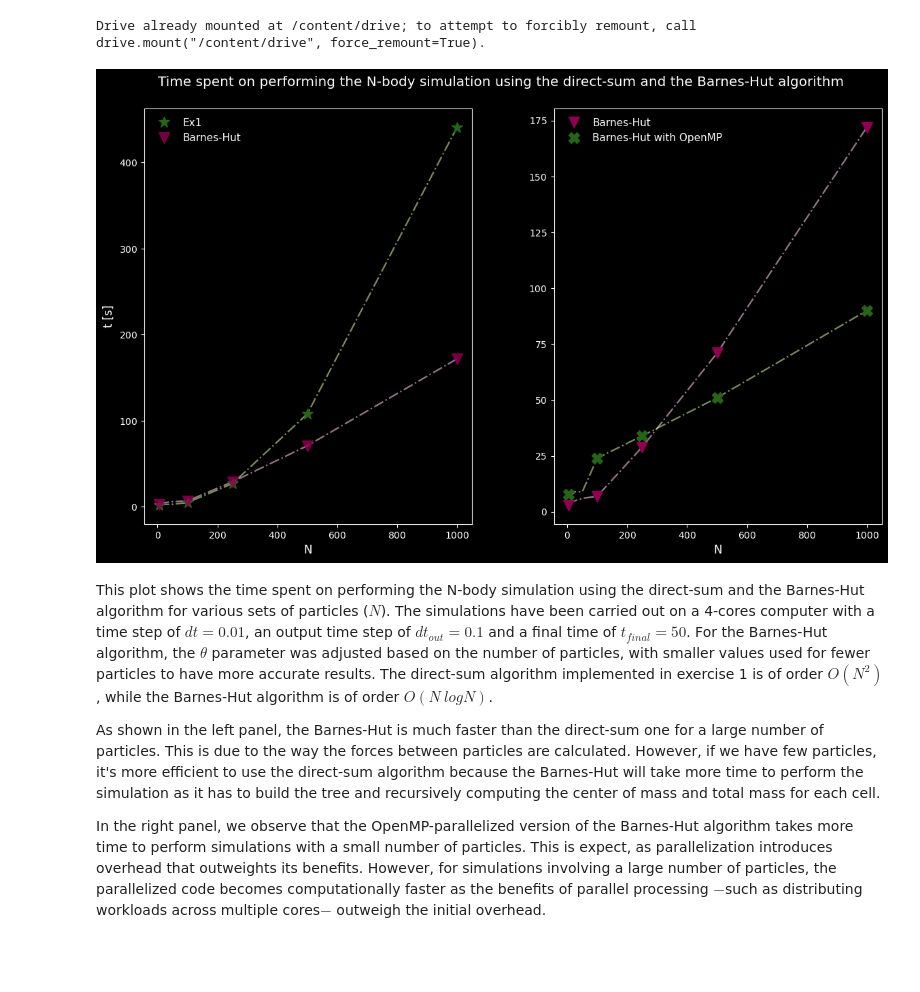
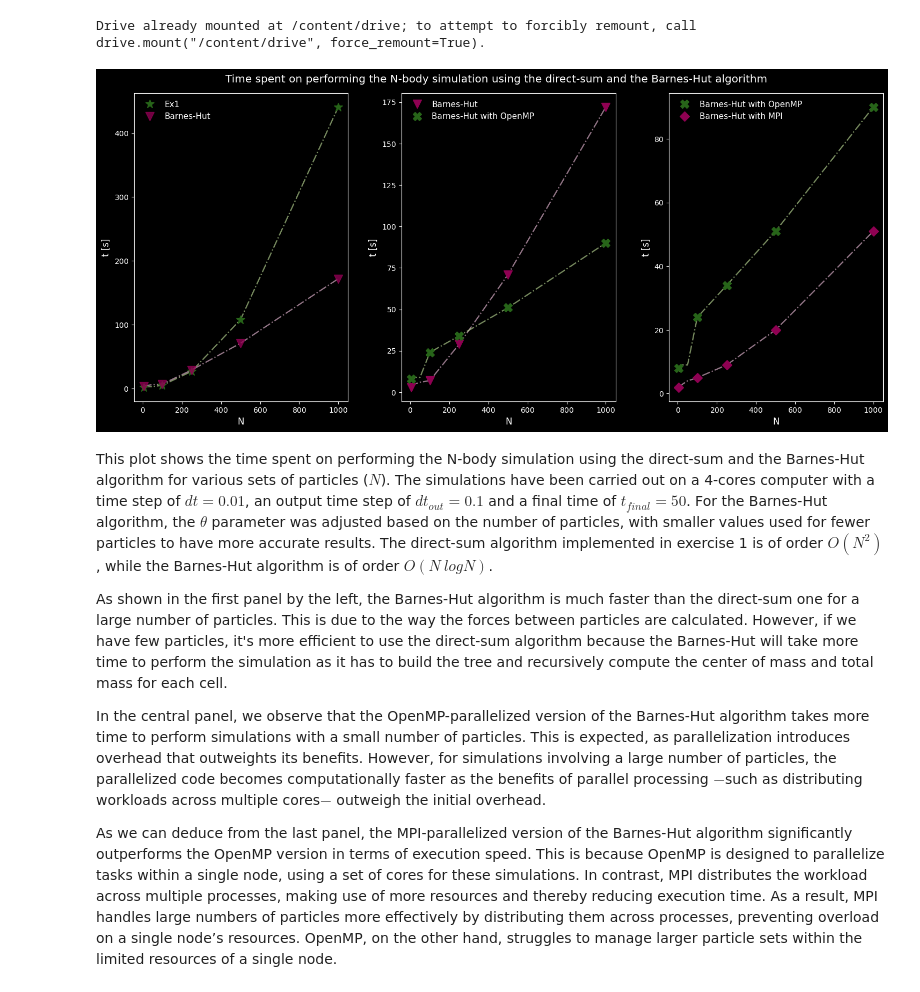
Before and after one commit to hpparvi/ull_tp_2425, a Jupyter notebook: exercises/pc/ex3/plots/plot_times.ipynb, the cells around one changed output. Saved outputs shown, nothing was run; the diff lists cells and outputs as text; code cells hidden in the pictures; blank space fills up the shorter version.

```diff
--- a/exercises/pc/ex3/plots/plot_times.ipynb
+++ b/exercises/pc/ex3/plots/plot_times.ipynb
@@ -52,10 +52,10 @@ ls = '-.' #Linestyle
 size_ex1 = np.size(t_ex1) #Size of the time spent on the direct-sum algorithm array
 
 #Plot the time spent on performing the N-body simulation for the different algorithms
-plt.figure(figsize=(14, 16))
+plt.figure(figsize=(18, 7))
 
 #Plot the time spent for the direct-sum and the Barnes-Hut algorithm
-plt.subplot(221)
+plt.subplot(131)
 #Direct-sum algorithm used in exercise 1
 plt.plot(particle, t_ex1, color=colors[1],  lw = lw, ls = ls, alpha = alpha)
 
@@ -68,42 +68,67 @@ plt.plot(particle[4:], t_ex1[4:], '*', color=colors[0])
 
 #Dots for Barnes-Hut algorithm plot
 plt.plot(particle[0], t_barnes[0], 'v', label='Barnes-Hut', color=colors[3], alpha = 0.8)
 plt.plot(particle[4:], t_barnes[4:], 'v', color=colors[3], alpha = 0.8)
 
 plt.xlabel('N')
 plt.ylabel('t [s]')
-plt.legend(loc='upper left')
+plt.legend(loc='upper left', frameon = False)
 
 #Plot the time spent for the Barnes-Hut algorithm with and without parallelization with OpenMP
-plt.subplot(222)
+plt.subplot(132)
 
 #Non-parallelized Barnes-Hut algorithm
 plt.plot(particle, t_barnes, color=colors[2], lw = lw, ls = ls, alpha = alpha)
 
 #Parallelized Barnes-Hut algorithm with OpenMP
 plt.plot(particle, t_OMP, color=colors[1], lw = lw, ls = ls, alpha = alpha)
 
 #Dots for non-parallelized Barnes-Hut algorithm plot
 plt.plot(particle[0], t_barnes[0], 'v', label='Barnes-Hut', color=colors[3])
 plt.plot(particle[4:], t_barnes[4:], 'v', color=colors[3])
 
 #Dots for parallelized Barnes-Hut algorithm with OpenMP plot
 plt.plot(particle[0], t_OMP[0], 'X', label='Barnes-Hut with OpenMP', color=colors[0])
 plt.plot(particle[4:], t_OMP[4:], 'X', color=colors[0])
 
 plt.xlabel('N')
-plt.legend(loc='upper left')
+plt.ylabel('t [s]')
+plt.legend(loc='upper left', frameon = False)
 
+#Plot the time spent for the Barnes-Hut algorithm with parallelization with OpenMP and MPI
+plt.subplot(133)
+
+#Parallelized Barnes-Hut algorithm with OpenMP
+plt.plot(particle, t_OMP, color=colors[1], lw = lw, ls = ls, alpha = alpha)
+
+#Parallelized Barnes-Hut algorithm with MPI
+plt.plot(particle, t_MPI, color=colors[2], lw = lw, ls = ls, alpha = alpha)
+
+#Dots for parallelized Barnes-Hut algorithm with OpenMP plot
+plt.plot(particle[0], t_OMP[0], 'X', label='Barnes-Hut with OpenMP', color=colors[0])
+plt.plot(particle[4:], t_OMP[4:], 'X', color=colors[0])
+
+#Dots for parallelized Barnes-Hut algorithm with MPI plot
+plt.plot(particle[0], t_MPI[0], 'D', markersize = 9, label='Barnes-Hut with MPI', color=colors[3])
+plt.plot(particle[4:], t_MPI[4:], 'D', markersize = 9, color=colors[3])
+
+plt.xlabel('N')
+plt.ylabel('t [s]')
+plt.legend(loc='upper left', frameon = False)
+
+#Title
 plt.suptitle('Time spent on performing the N-body simulation using the direct-sum and the Barnes-Hut algorithm')
 
-plt.subplots_adjust(wspace = 0.25, top = 0.95)
+plt.subplots_adjust(wspace = 0.25, top = 0.93)
 plt.show()
 # %% [output]
-[figure, old version]
+[figure, new version]
 # %% [markdown]
 This plot shows the time spent on performing the N-body simulation using the direct-sum and the Barnes-Hut algorithm for various sets of particles ($N$). The simulations have been carried out on a 4-cores computer with a time step of $dt = 0.01$, an output time step of $dt_{out} = 0.1$ and a final time of $t_{final} = 50$. For the Barnes-Hut algorithm, the $\theta$ parameter was adjusted based on the number of particles, with smaller values used for fewer particles to have more accurate results. The direct-sum algorithm implemented in exercise 1 is of order $O(N^2)$, while the Barnes-Hut algorithm is of order $O(N \ logN)$.
 
-As shown in the left panel, the Barnes-Hut is much faster than the direct-sum one for a large number of particles. This is due to the way the forces between particles are calculated. However, if we have few particles, it's more efficient to use the direct-sum algorithm because the Barnes-Hut will take more time to perform the simulation as it has to build the tree and recursively computing the center of mass and total mass for each cell.
+As shown in the first panel by the left, the Barnes-Hut algorithm is much faster than the direct-sum one for a large number of particles. This is due to the way the forces between particles are calculated. However, if we have few particles, it's more efficient to use the direct-sum algorithm because the Barnes-Hut will take more time to perform the simulation as it has to build the tree and recursively compute the center of mass and total mass for each cell.
 
-In the right panel,
-we observe that the OpenMP-parallelized version of the Barnes-Hut algorithm takes more time to perform simulations with a small number of particles. This is expect, as parallelization introduces overhead that outweights its benefits. However, for simulations involving a large number of particles, the parallelized code becomes computationally faster as the benefits of parallel processing $-$such as distributing workloads across multiple cores$-$ outweigh the initial overhead.
+In the central panel,
+we observe that the OpenMP-parallelized version of the Barnes-Hut algorithm takes more time to perform simulations with a small number of particles. This is expected, as parallelization introduces overhead that outweights its benefits. However, for simulations involving a large number of particles, the parallelized code becomes computationally faster as the benefits of parallel processing $-$such as distributing workloads across multiple cores$-$ outweigh the initial overhead.
+
+As we can deduce from the last panel, the MPI-parallelized version of the Barnes-Hut algorithm significantly outperforms the OpenMP version in terms of execution speed. This is because OpenMP is designed to parallelize tasks within a single node, using a set of cores for these simulations. In contrast, MPI distributes the workload across multiple processes, making use of more resources and thereby reducing execution time. As a result, MPI handles large numbers of particles more effectively by distributing them across processes, preventing overload on a single node’s resources. OpenMP, on the other hand, struggles to manage larger particle sets within the limited resources of a single node.
```
Also changed, not shown: parts of 1 cell of this notebook, 2 other files.
